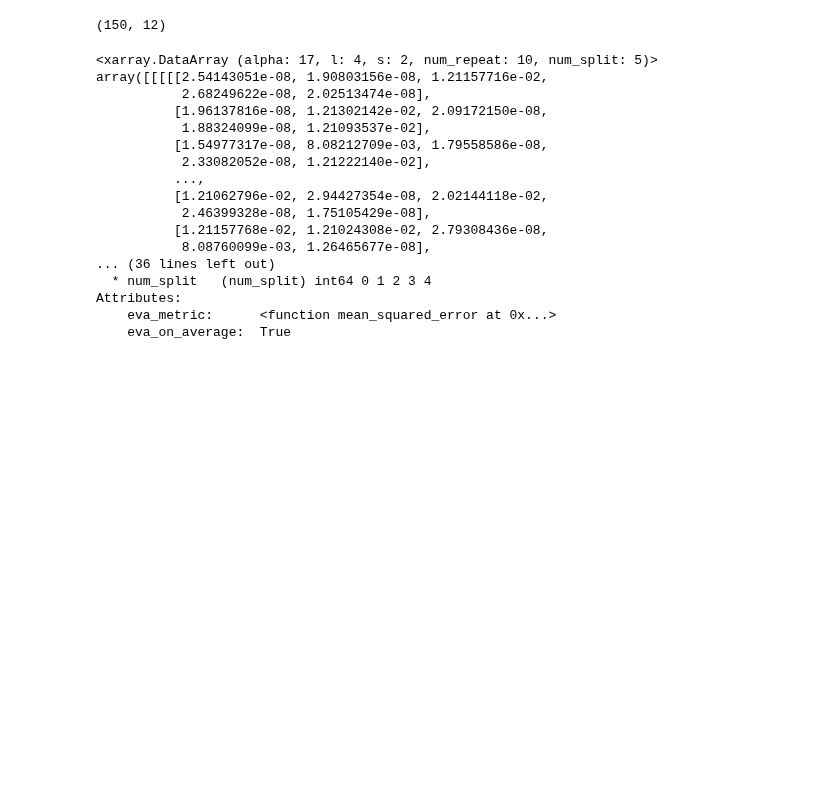
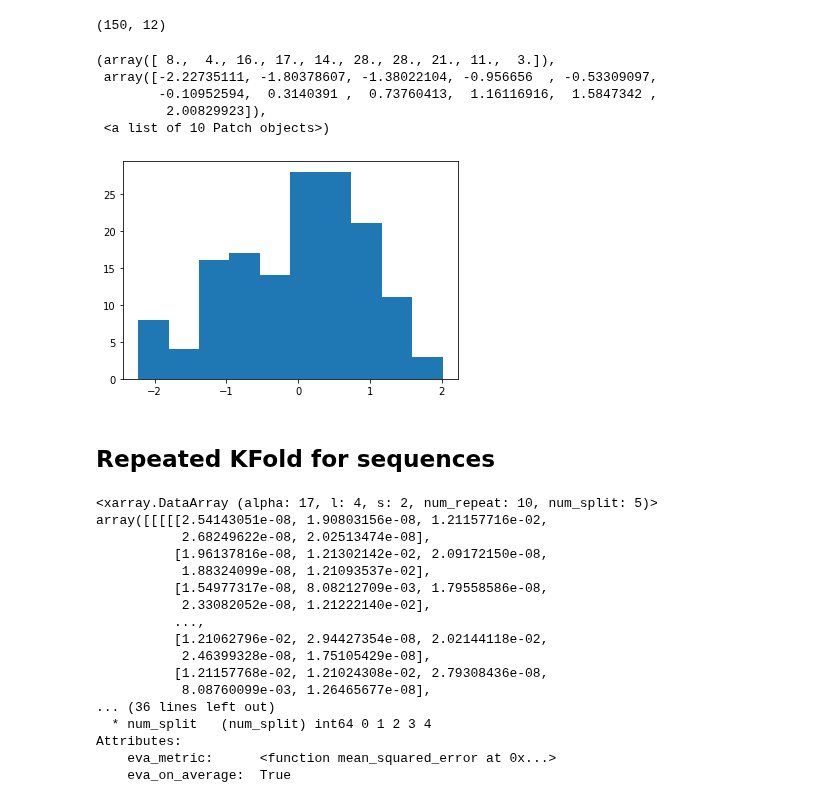
Before and after one commit to mholowko/Solaris, a Jupyter notebook: notebooks/result_analysis/first_round_result_regression-Eva_on_ave.ipynb, the cells around one changed output. Saved outputs shown, nothing was run; the diff lists cells and outputs as text; code cells hidden in the pictures; blank space fills up the shorter version.

```diff
--- a/notebooks/result_analysis/first_round_result_regression-Eva_on_ave.ipynb
+++ b/notebooks/result_analysis/first_round_result_regression-Eva_on_ave.ipynb
@@ -144,6 +119,17 @@ df.head(20)
 df.shape
 # %% [output]
 (150, 12)
+# %%
+plt.hist(df['AVERAGE'])
+# %% [output]
+(array([ 8.,  4., 16., 17., 14., 28., 28., 21., 11.,  3.]),
+ array([-2.22735111, -1.80378607, -1.38022104, -0.956656  , -0.53309097,
+        -0.10952594,  0.3140391 ,  0.73760413,  1.16116916,  1.5847342 ,
+         2.00829923]),
+ <a list of 10 Patch objects>)
+[figure, added]
+# %% [markdown]
+## Repeated KFold for sequences
 # %%
 num_split = 5
 num_repeat = 10
```
Also changed, not shown: parts of 7 cells of this notebook, 7 other files.
